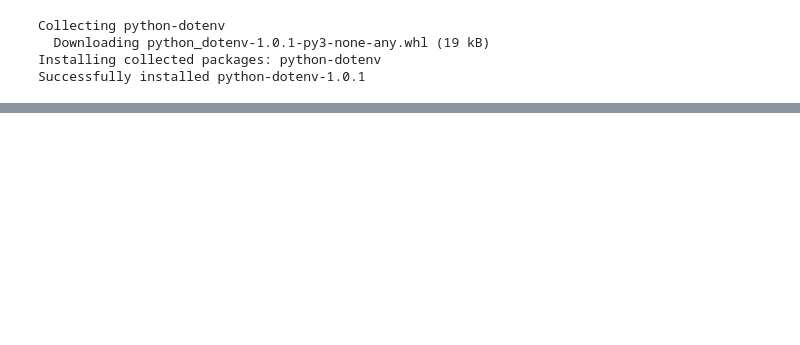
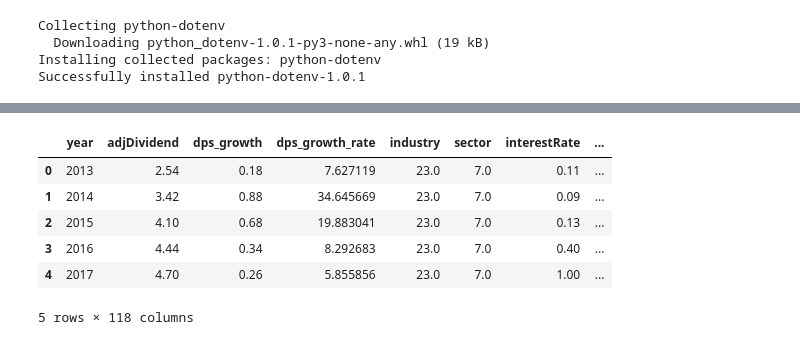
Before and after one commit to Muzammil-Elahi/Dividend-Policy-Predictor, a Jupyter notebook: Dividend_Policy_Predictor.ipynb, the cells around one changed output, grey strips where cells are left out. Cells and saved outputs as stored; diff of their text form; code cells hidden in the pictures; blank space fills up the shorter version.

```diff
--- a/Dividend_Policy_Predictor.ipynb
+++ b/Dividend_Policy_Predictor.ipynb
@@ -83,0 +62,6 @@ print(stock_df)
+# %%
+# Load Data
+dataset = pd.read_csv("Stock_data.csv")
+
+# Null value analysis
+dataset.info(verbose=True)
@@ -83,0 +101,14 @@ print(stock_df)
+# %%
+df = dataset #create copy df before one hot encoding
+enc = OrdinalEncoder()
+df = dataset.copy()
+df[["industry","sector", "symbol"]] = enc.fit_transform(df[["industry","sector", "symbol"]])
+df.head()
+# %% [output]
+|  | year | adjDividend | dps_growth | dps_growth_rate | industry | sector | interestRate | ... |
+| 0 | 2013 | 2.54 | 0.18 | 7.627119 | 23.0 | 7.0 | 0.11 | ... |
+| 1 | 2014 | 3.42 | 0.88 | 34.645669 | 23.0 | 7.0 | 0.09 | ... |
+| 2 | 2015 | 4.10 | 0.68 | 19.883041 | 23.0 | 7.0 | 0.13 | ... |
+| 3 | 2016 | 4.44 | 0.34 | 8.292683 | 23.0 | 7.0 | 0.40 | ... |
+| 4 | 2017 | 4.70 | 0.26 | 5.855856 | 23.0 | 7.0 | 1.00 | ... |
+5 rows × 118 columns
```
Also changed, not shown: parts of 30 cells of this notebook, 1 other file.
